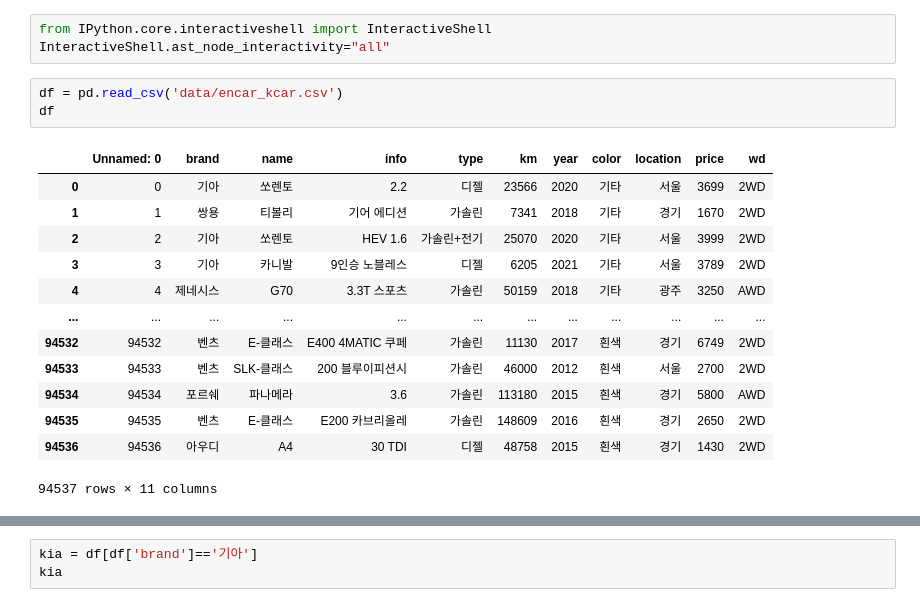
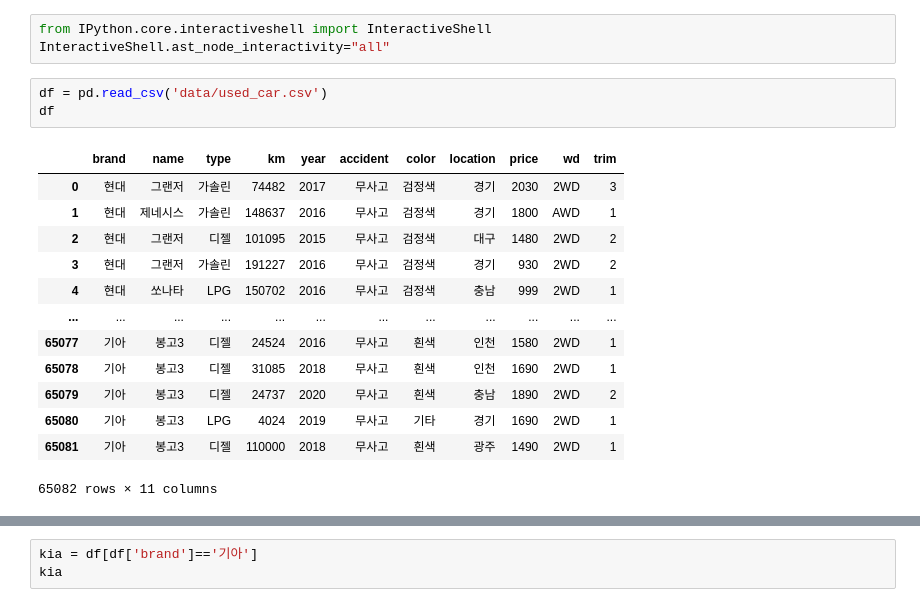
Before and after one commit to Ahn-seongjun/Fin_project_6, a Jupyter notebook: Data_Preprocessing.ipynb, the cells around one changed output, grey strips where cells are left out. Saved outputs shown, nothing was run; the diff lists cells and outputs as text.

```diff
--- a/Data_Preprocessing.ipynb
+++ b/Data_Preprocessing.ipynb
@@ -10,19 +10,19 @@ warnings.filterwarnings("ignore")
 from IPython.core.interactiveshell import InteractiveShell
 InteractiveShell.ast_node_interactivity="all"
 # %%
-df = pd.read_csv('data/encar_kcar.csv')
+df = pd.read_csv('data/used_car.csv')
 df
 # %% [output]
-|  | Unnamed: 0 | brand | name | info | type | km | year | color | location | price | wd |
-| 0 | 0 | 기아 | 쏘렌토 | 2.2 | 디젤 | 23566 | 2020 | 기타 | 서울 | 3699 | 2WD |
-| 1 | 1 | 쌍용 | 티볼리 | 기어 에디션 | 가솔린 | 7341 | 2018 | 기타 | 경기 | 1670 | 2WD |
-| 2 | 2 | 기아 | 쏘렌토 | HEV 1.6 | 가솔린+전기 | 25070 | 2020 | 기타 | 서울 | 3999 | 2WD |
-| 3 | 3 | 기아 | 카니발 | 9인승 노블레스 | 디젤 | 6205 | 2021 | 기타 | 서울 | 3789 | 2WD |
-| 4 | 4 | 제네시스 | G70 | 3.3T 스포츠 | 가솔린 | 50159 | 2018 | 기타 | 광주 | 3250 | AWD |
+|  | brand | name | type | km | year | accident | color | location | price | wd | trim |
+| 0 | 현대 | 그랜저 | 가솔린 | 74482 | 2017 | 무사고 | 검정색 | 경기 | 2030 | 2WD | 3 |
+| 1 | 현대 | 제네시스 | 가솔린 | 148637 | 2016 | 무사고 | 검정색 | 경기 | 1800 | AWD | 1 |
+| 2 | 현대 | 그랜저 | 디젤 | 101095 | 2015 | 무사고 | 검정색 | 대구 | 1480 | 2WD | 2 |
+| 3 | 현대 | 그랜저 | 가솔린 | 191227 | 2016 | 무사고 | 검정색 | 경기 | 930 | 2WD | 2 |
+| 4 | 현대 | 쏘나타 | LPG | 150702 | 2016 | 무사고 | 검정색 | 충남 | 999 | 2WD | 1 |
 | ... | ... | ... | ... | ... | ... | ... | ... | ... | ... | ... | ... |
-| 94532 | 94532 | 벤츠 | E-클래스 | E400 4MATIC 쿠페 | 가솔린 | 11130 | 2017 | 흰색 | 경기 | 6749 | 2WD |
-| 94533 | 94533 | 벤츠 | SLK-클래스 | 200 블루이피션시 | 가솔린 | 46000 | 2012 | 흰색 | 서울 | 2700 | 2WD |
-| 94534 | 94534 | 포르쉐 | 파나메라 | 3.6 | 가솔린 | 113180 | 2015 | 흰색 | 경기 | 5800 | AWD |
-| 94535 | 94535 | 벤츠 | E-클래스 | E200 카브리올레 | 가솔린 | 148609 | 2016 | 흰색 | 경기 | 2650 | 2WD |
-| 94536 | 94536 | 아우디 | A4 | 30 TDI | 디젤 | 48758 | 2015 | 흰색 | 경기 | 1430 | 2WD |
+| 65077 | 기아 | 봉고3 | 디젤 | 24524 | 2016 | 무사고 | 흰색 | 인천 | 1580 | 2WD | 1 |
+| 65078 | 기아 | 봉고3 | 디젤 | 31085 | 2018 | 무사고 | 흰색 | 인천 | 1690 | 2WD | 1 |
+| 65079 | 기아 | 봉고3 | 디젤 | 24737 | 2020 | 무사고 | 흰색 | 충남 | 1890 | 2WD | 2 |
+| 65080 | 기아 | 봉고3 | LPG | 4024 | 2019 | 무사고 | 기타 | 경기 | 1690 | 2WD | 1 |
+| 65081 | 기아 | 봉고3 | 디젤 | 110000 | 2018 | 무사고 | 흰색 | 광주 | 1490 | 2WD | 1 |
-94537 rows × 11 columns
+65082 rows × 11 columns
```
Also changed, not shown: parts of 10 cells of this notebook, 25 other files.
